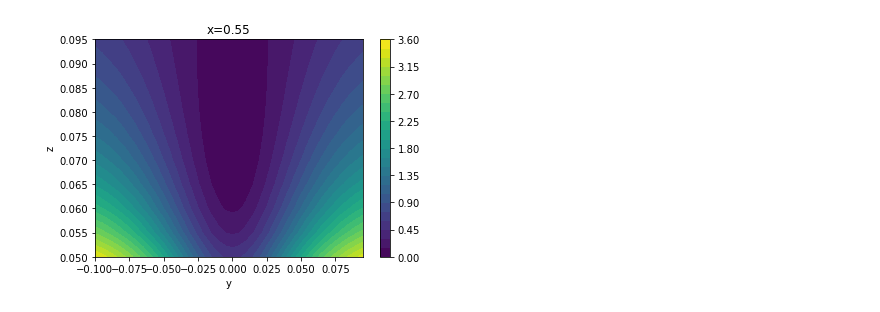
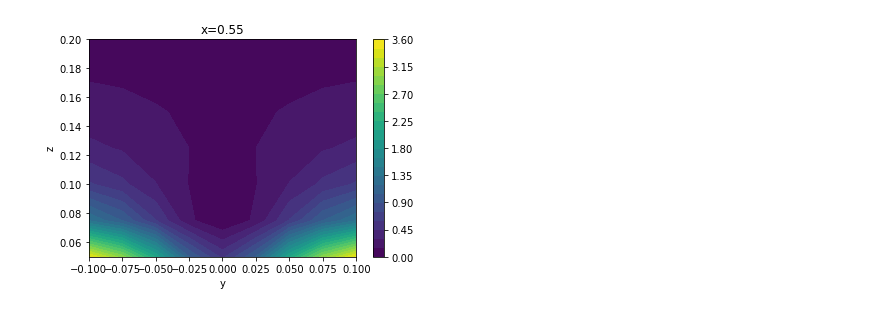
Before and after one commit to GaoxiangTang/junction-trap-simulation, a Jupyter notebook: demo.ipynb, the cells around one changed output. Saved outputs shown, nothing was run; the diff lists cells and outputs as text; code cells hidden in the pictures.

Commit message:
major update
1. add a method to calculate depth of potential trap
2. add a method to calculate dc configuration to trap an ion in given position

```diff
--- a/demo.ipynb
+++ b/demo.ipynb
@@ -13,0 +6,13 @@ junction = trap_model("junction", shuttle_range, pbi, ppi)
+# %%
+# 缓存pseudo potential在一个字典中，若在调试时修改了trap_model的定义可以快速初始化
+pbi= dict()
+# %%
+# 设置需要计算势场的区域
+shuttle_range = [[-0.5, 0.5], [-0.1, 0.1], [0.05, 0.2]]
+stepsize = 0.025
+
+# rf电压和频率需要提前设置
+V_rf = 170
+omega_rf = 2 * np.pi * 30e6
+# 初始化trap_model类型
+junction = trap_model("junction", V_rf, omega_rf, shuttle_range, stepsize, pbi, regenerate=False)
@@ -26,5 +41,8 @@ junction.plot_slice(voltage=np.zeros(94), z=0.08)
 # %%
+# 也可以在使用过程中重新设置rf参数
+junction.reset_rf(V_rf=170, omega_rf=omega_rf)
+# 计算在dc电压全部为0的时候，x=0.55mm的势场截面
 junction.plot_slice(voltage=np.zeros(94), x=0.55)
 # %% [output]
-[figure, old version]
+[figure, new version]
 # %%
```
Also changed, not shown: parts of 19 cells of this notebook, 4 other files.
